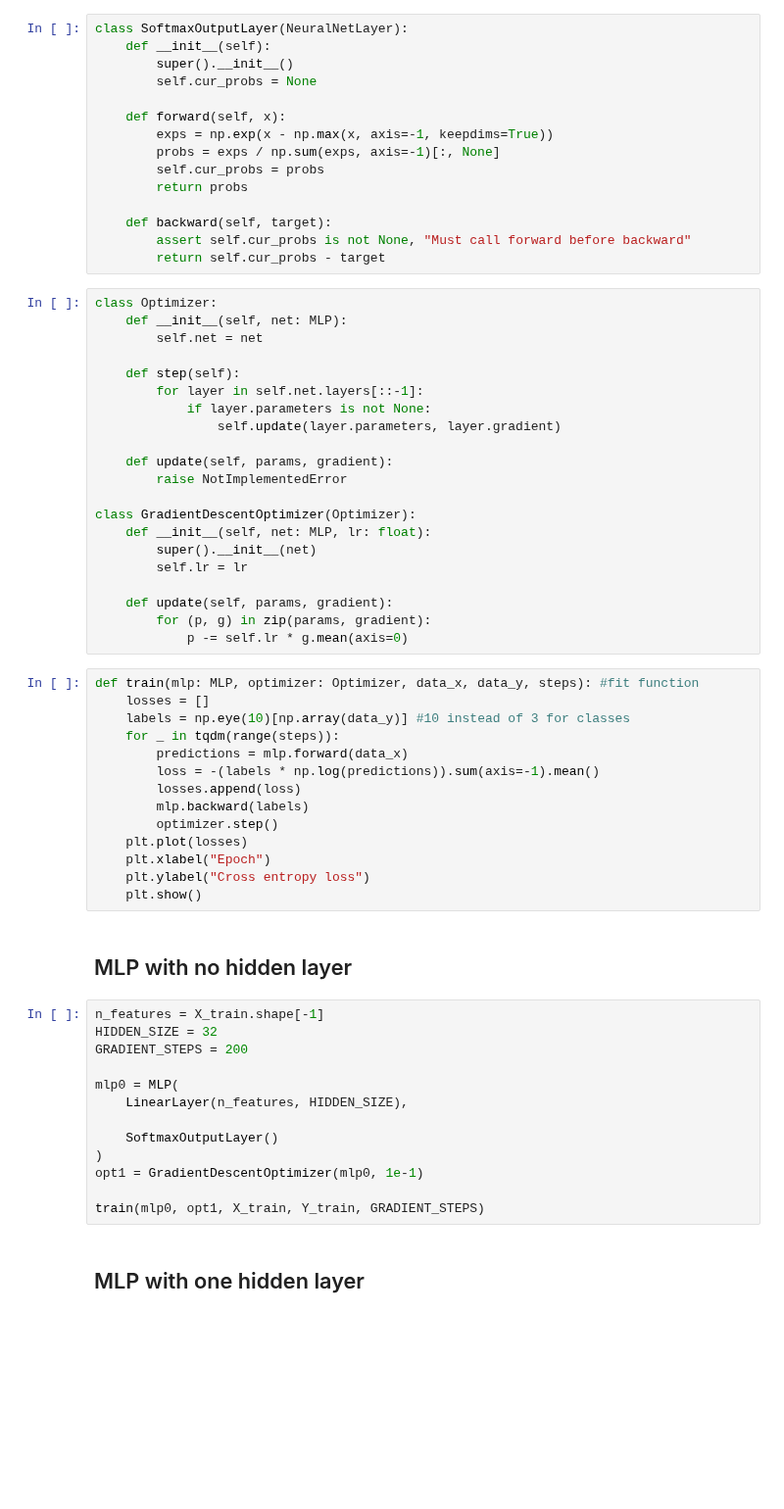
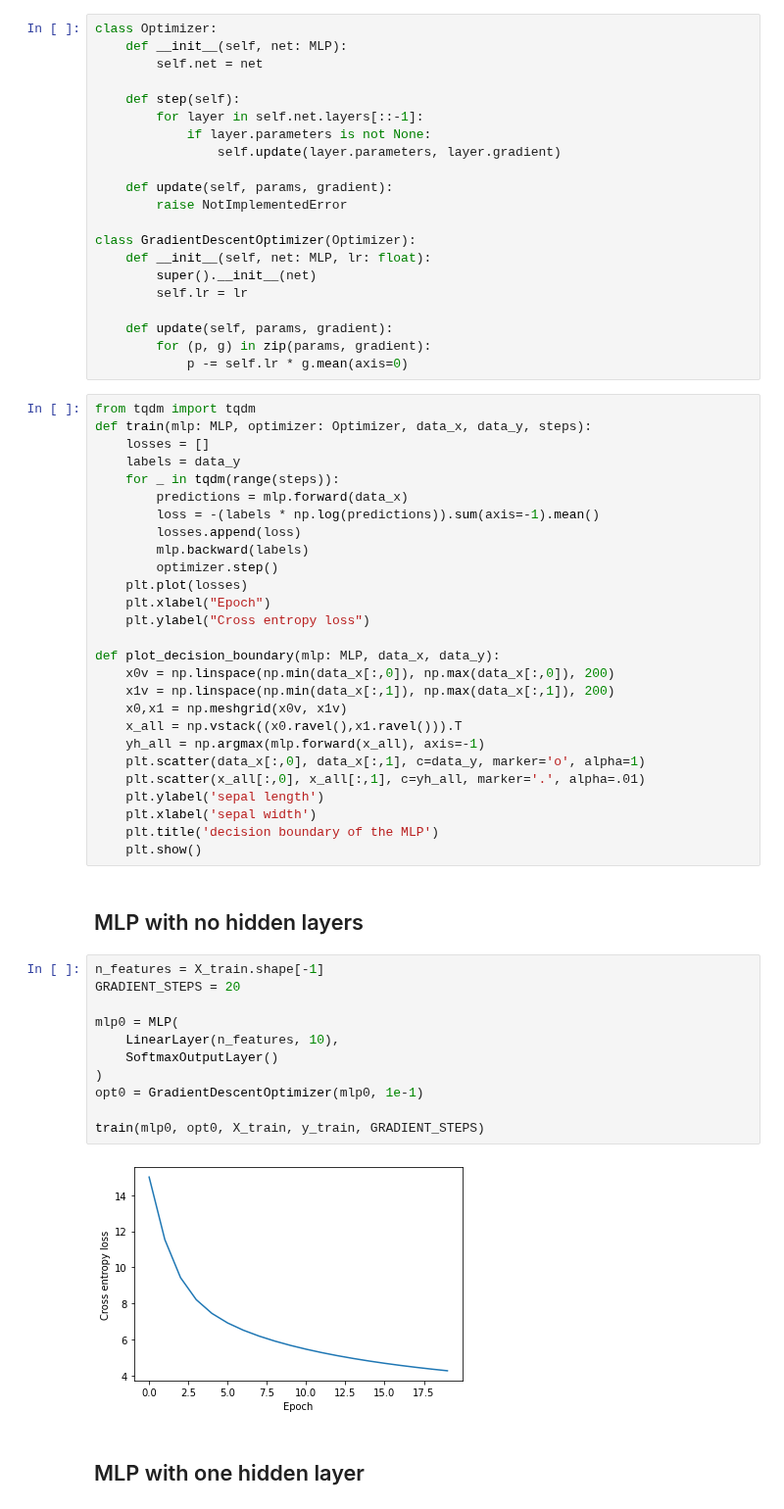
Before and after one commit to acollin19/comp551, a Jupyter notebook: A3/assignment3_group_24.ipynb, the cells around one changed output. Shown at 98% size. Saved outputs shown, nothing was run; the diff lists cells and outputs as text; blank space fills up the shorter version.

```diff
--- a/A3/assignment3_group_24.ipynb
+++ b/A3/assignment3_group_24.ipynb
@@ -114,18 +118,3 @@ class ReLULayer(NeuralNetLayer):
-# %%
-class SoftmaxOutputLayer(NeuralNetLayer):
-    def __init__(self):
-        super().__init__()
-        self.cur_probs = None
-
-    def forward(self, x):
-        exps = np.exp(x - np.max(x, axis=-1, keepdims=True))
-        probs = exps / np.sum(exps, axis=-1)[:, None]
-        self.cur_probs = probs
-        return probs
-
-    def backward(self, target):
-        assert self.cur_probs is not None, "Must call forward before backward"
-        return self.cur_probs - target
 # %%
 class Optimizer:
     def __init__(self, net: MLP):
@@ -148,9 +137,10 @@ class GradientDescentOptimizer(Optimizer):
         for (p, g) in zip(params, gradient):
             p -= self.lr * g.mean(axis=0)
 # %%
-def train(mlp: MLP, optimizer: Optimizer, data_x, data_y, steps): #fit function
+from tqdm import tqdm
+def train(mlp: MLP, optimizer: Optimizer, data_x, data_y, steps):
     losses = []
-    labels = np.eye(10)[np.array(data_y)] #10 instead of 3 for classes
+    labels = data_y
     for _ in tqdm(range(steps)):
         predictions = mlp.forward(data_x)
         loss = -(labels * np.log(predictions)).sum(axis=-1).mean()
@@ -160,22 +150,34 @@ def train(mlp: MLP, optimizer: Optimizer, data_x, data_y, steps): #fit function
     plt.plot(losses)
     plt.xlabel("Epoch")
     plt.ylabel("Cross entropy loss")
+
+def plot_decision_boundary(mlp: MLP, data_x, data_y):
+    x0v = np.linspace(np.min(data_x[:,0]), np.max(data_x[:,0]), 200)
+    x1v = np.linspace(np.min(data_x[:,1]), np.max(data_x[:,1]), 200)
+    x0,x1 = np.meshgrid(x0v, x1v)
+    x_all = np.vstack((x0.ravel(),x1.ravel())).T
+    yh_all = np.argmax(mlp.forward(x_all), axis=-1)
+    plt.scatter(data_x[:,0], data_x[:,1], c=data_y, marker='o', alpha=1)
+    plt.scatter(x_all[:,0], x_all[:,1], c=yh_all, marker='.', alpha=.01)
+    plt.ylabel('sepal length')
+    plt.xlabel('sepal width')
+    plt.title('decision boundary of the MLP')
     plt.show()
 # %% [markdown]
-## MLP with no hidden layer
+## MLP with no hidden layers
 # %%
 n_features = X_train.shape[-1]
-HIDDEN_SIZE = 32
-GRADIENT_STEPS = 200
+GRADIENT_STEPS = 20
 
 mlp0 = MLP(
-    LinearLayer(n_features, HIDDEN_SIZE),
-
+    LinearLayer(n_features, 10),
     SoftmaxOutputLayer()
 )
-opt1 = GradientDescentOptimizer(mlp0, 1e-1)
+opt0 = GradientDescentOptimizer(mlp0, 1e-1)
 
-train(mlp0, opt1, X_train, Y_train, GRADIENT_STEPS)
+train(mlp0, opt0, X_train, y_train, GRADIENT_STEPS)
+# %% [output]
+[figure, added]
 # %% [markdown]
 ## MLP with one hidden layer
 # %%
```
Also changed, not shown: parts of 9 cells of this notebook.
